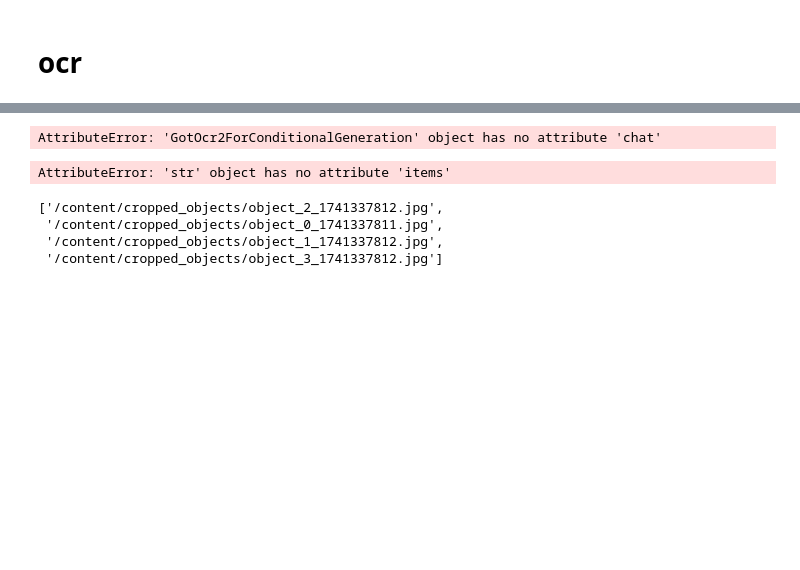
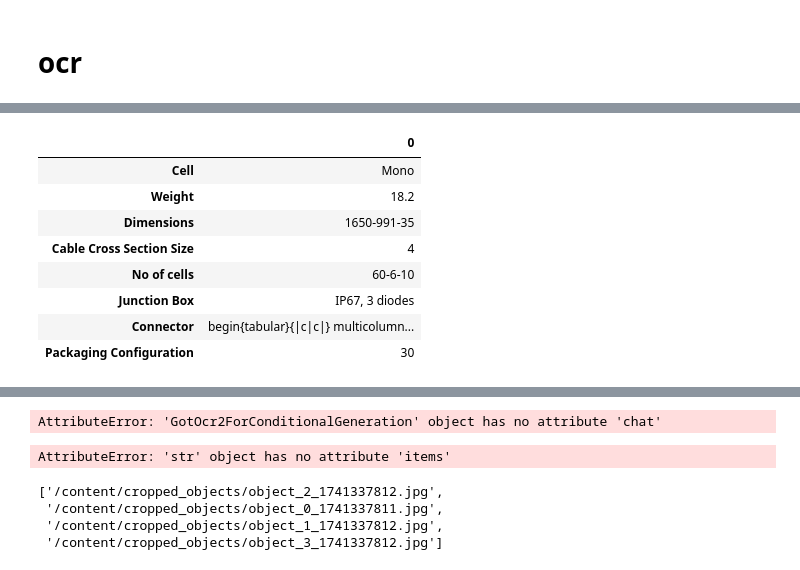
Before and after one commit to mohammadsjahanbakhsh/table_extractor, a Jupyter notebook: app.ipynb, the cells around one changed output, grey strips where cells are left out. Saved outputs shown, nothing was run; the diff lists cells and outputs as text; code cells hidden in the pictures; blank space fills up the shorter version.

```diff
--- a/app.ipynb
+++ b/app.ipynb
@@ -1317,0 +1604,2 @@ NotImplementedError: A UTF-8 locale is required. Got ANSI_X3.4-1968
+# %%
+t0=t0.replace("TYPE","").replace("\\hline",'').replace("\\","")
@@ -1317,0 +1941,12 @@ NotImplementedError: A UTF-8 locale is required. Got ANSI_X3.4-1968
+# %%
+t1=re.findall(r"\s*([\w ]+)\s&\s+(.+)",t1)
+table_spec={k.strip(): v.strip() for k,v in t1}
+# %%
+def find_line(text,key):
+  for i,t in enumerate(text.split("\n")):
+    if key in t:
+      return i
+line_connector=find_line(t1,"Connector") +1
+connectors = "".join(t1.split("\n")[line_connector:line_connector+2])
+connectors=connectors.replace("mathrm{~V}","V")
+connectors
@@ -1317,0 +1955,28 @@ NotImplementedError: A UTF-8 locale is required. Got ANSI_X3.4-1968
+# %%
+t1 = t1.replace("\\hline","").replace("\\","")
+t1 = t1.replace("No.","No")
+
+t1=re.findall(r"\s*([\w ]+)\s&\s+(.+)",t1)
+table_spec={k.strip(): v.strip() for k,v in t1}
+def find_line(text,key):
+  for i,t in enumerate(text.split("\n")):
+    if key in t:
+      return i
+    else return -1
+
+line_connector=find_line(t1,"Connector") +1
+connectors = "".join(t1.split("\n")[line_connector:line_connector+2])
+connectors=connectors.replace("mathrm{~V}","V")
+connectors
+
+table_spec["Connector"] = connectors
+re.findall(r"([\d\.]+)",table_spec['Weight'])
+table_spec['Weight']=[x for x in re.findall(r"([\d\.]+)",table_spec['Weight']) if len(x)>1][0]
+dimensions="-".join(re.findall(r"([\d\.]+)",table_spec['Dimensions']))
+table_spec['Dimensions'] = dimensions
+table_spec["Cable Cross Section Size"]=re.findall(r"([\d\.]+)",table_spec['Cable Cross Section Size'])[0]
+no_of_cells="-".join(re.findall(r"([\d\.]+)",table_spec['No of cells']))
+table_spec['No of cells'] = no_of_cells
+table_spec["Packaging Configuration"]=re.findall(r"([\d\.]+)",table_spec['Packaging Configuration'])[0]
+
+table_spec
@@ -1317,0 +1992,13 @@ NotImplementedError: A UTF-8 locale is required. Got ANSI_X3.4-1968
+# %%
+df2 = pd.DataFrame.from_dict(table_spec, orient="index")
+df2
+# %% [output]
+|  | 0 |
+| Cell | Mono |
+| Weight | 18.2 |
+| Dimensions | 1650-991-35 |
+| Cable Cross Section Size | 4 |
+| No of cells | 60-6-10 |
+| Junction Box | IP67, 3 diodes |
+| Connector | begin{tabular}{|c|c|} multicolumn... |
+| Packaging Configuration | 30 |
```
Also changed, not shown: parts of 84 cells of this notebook.
